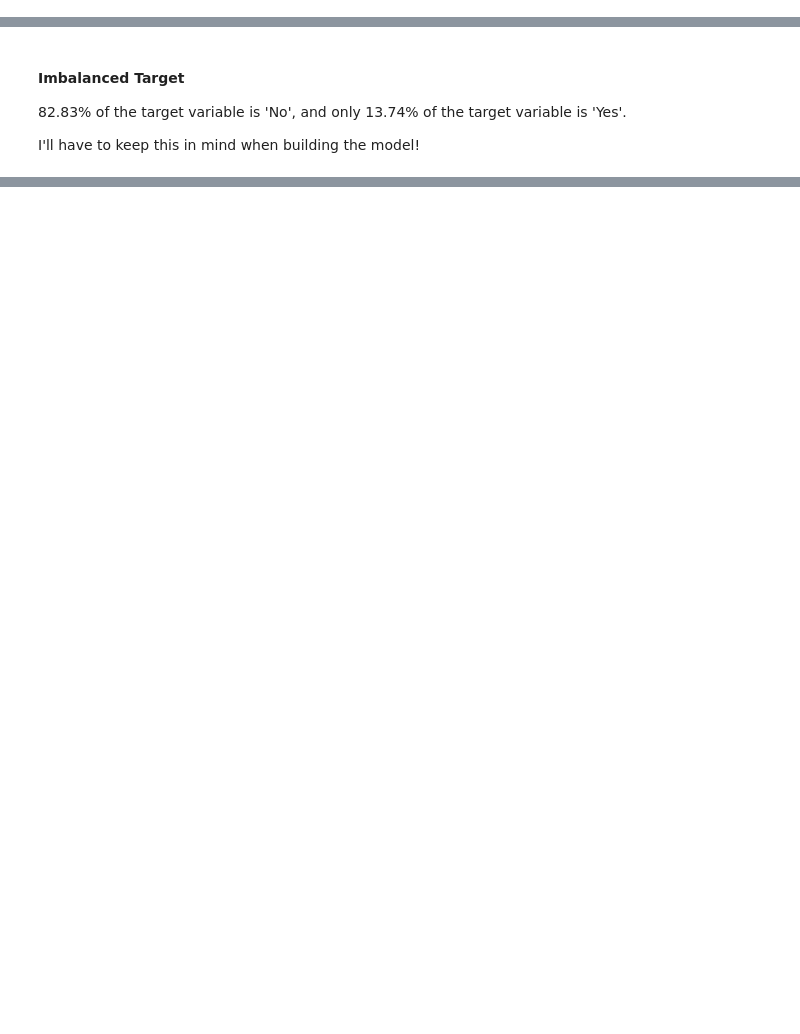
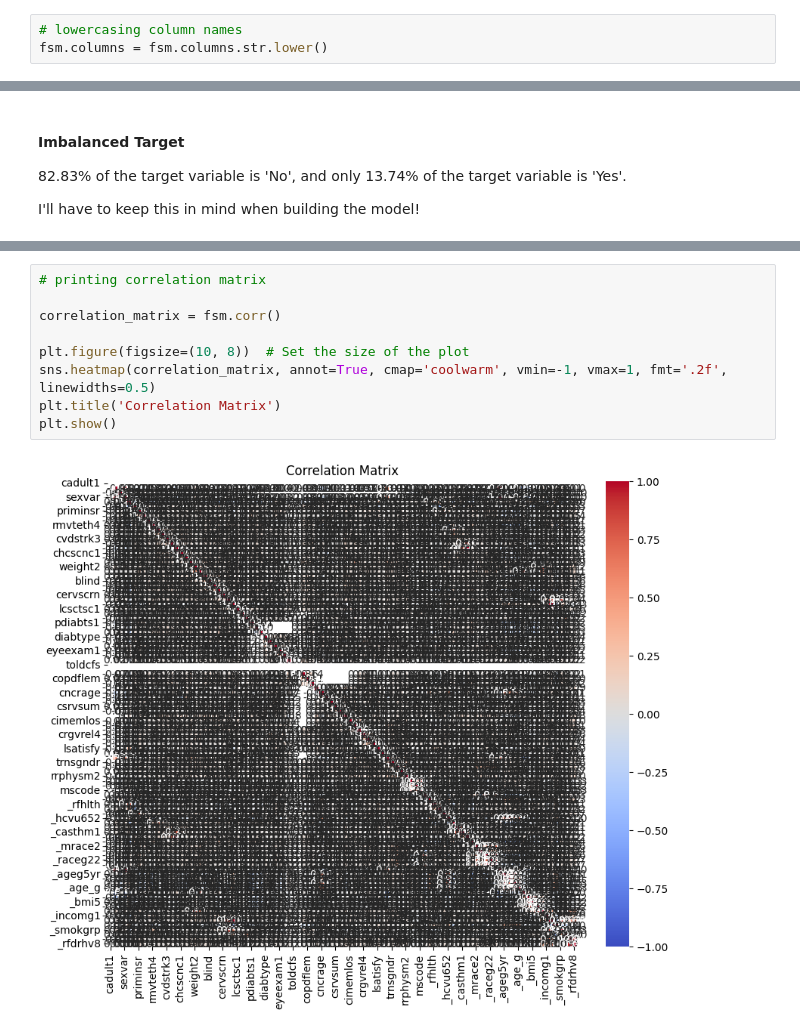
Before and after one commit to emmascotson/capstone_flatiron, a Jupyter notebook: notebooks/Capstone.ipynb, the cells around one changed output, grey strips where cells are left out. Cells and saved outputs as stored; diff of their text form; blank space fills up the shorter version.

```diff
--- a/notebooks/Capstone.ipynb
+++ b/notebooks/Capstone.ipynb
@@ -259,0 +236,3 @@ This column could be a good way to expand the target variable with more specifit
+# %%
+# lowercasing column names
+fsm.columns = fsm.columns.str.lower()
@@ -276,0 +310,11 @@ I'll have to keep this in mind when building the model!
+# %%
+# printing correlation matrix
+
+correlation_matrix = fsm.corr()
+
+plt.figure(figsize=(10, 8))  # Set the size of the plot
+sns.heatmap(correlation_matrix, annot=True, cmap='coolwarm', vmin=-1, vmax=1, fmt='.2f', linewidths=0.5)
+plt.title('Correlation Matrix')
+plt.show()
+# %% [output]
+[figure, added]
```
Also changed, not shown: parts of 25 cells of this notebook.
